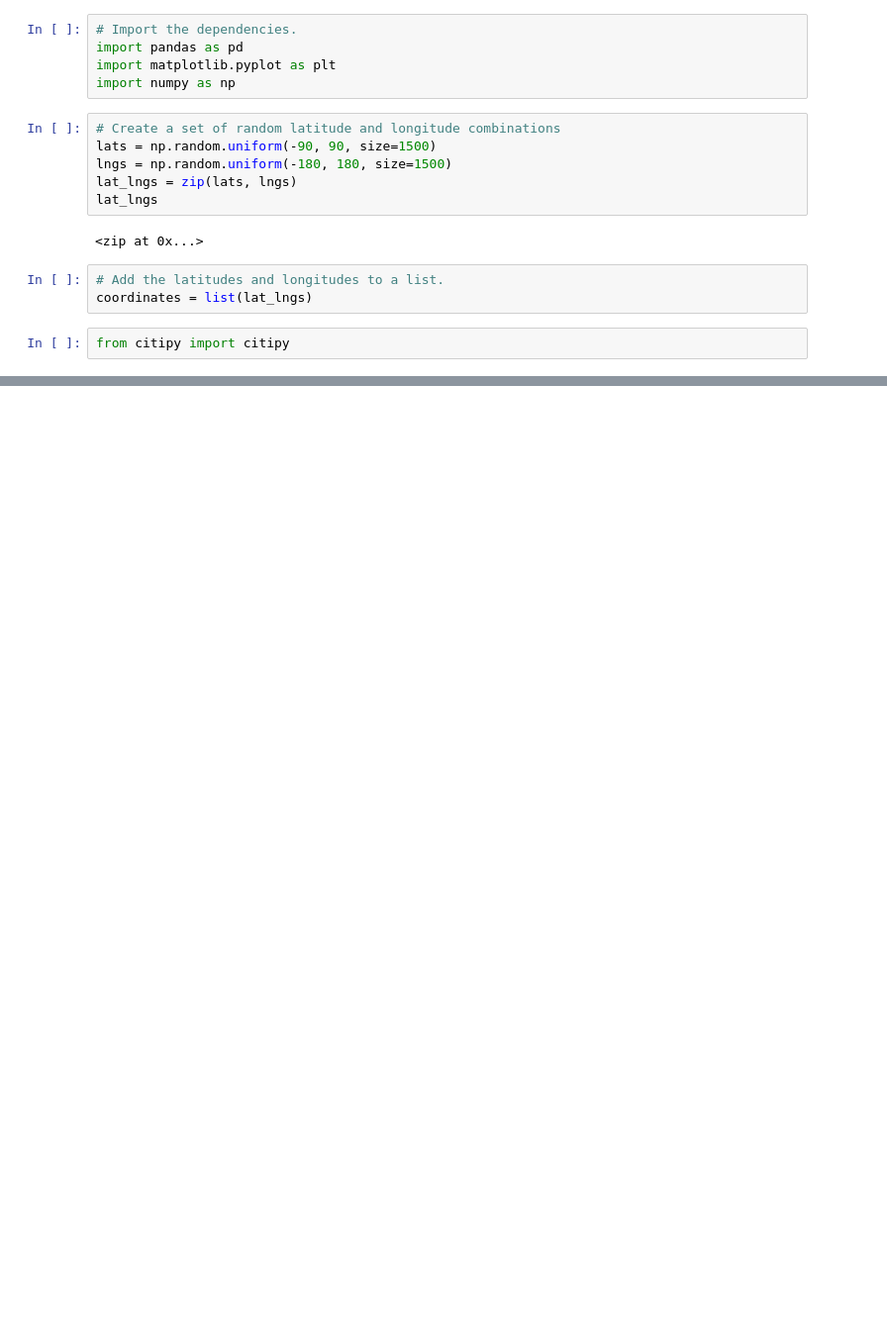
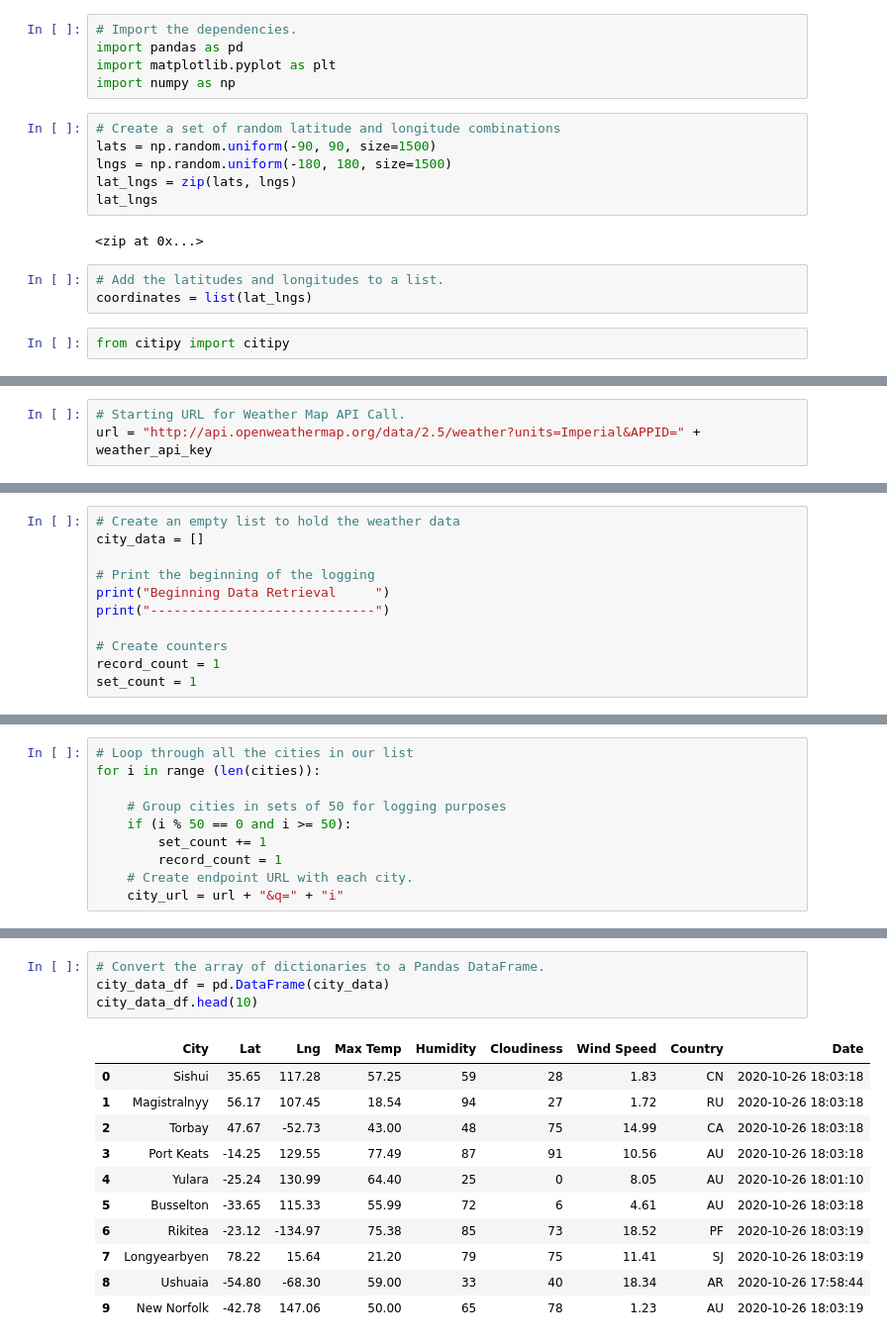
Before and after one commit to jaimechusid/world-weather-analysis, a Jupyter notebook: WeatherPy.ipynb, the cells around one changed output, grey strips where cells are left out. Shown at 99% size. Saved outputs shown, nothing was run; the diff lists cells and outputs as text; blank space fills up the shorter version.

```diff
--- a/WeatherPy.ipynb
+++ b/WeatherPy.ipynb
@@ -28,0 +35,3 @@ len(cities)
+# %%
+# Starting URL for Weather Map API Call.
+url = "http://api.openweathermap.org/data/2.5/weather?units=Imperial&APPID=" + weather_api_key
@@ -28,0 +41,11 @@ len(cities)
+# %%
+# Create an empty list to hold the weather data
+city_data = []
+
+# Print the beginning of the logging
+print("Beginning Data Retrieval     ")
+print("-----------------------------")
+
+# Create counters
+record_count = 1
+set_count = 1
@@ -28,0 +55,10 @@ len(cities)
+# %%
+# Loop through all the cities in our list
+for i in range (len(cities)):
+
+    # Group cities in sets of 50 for logging purposes
+    if (i % 50 == 0 and i >= 50):
+        set_count += 1
+        record_count = 1
+    # Create endpoint URL with each city.
+    city_url = url + "&q=" + "i"
@@ -28,0 +133,16 @@ len(cities)
+# %%
+# Convert the array of dictionaries to a Pandas DataFrame.
+city_data_df = pd.DataFrame(city_data)
+city_data_df.head(10)
+# %% [output]
+|  | City | Lat | Lng | Max Temp | Humidity | Cloudiness | Wind Speed | Country | Date |
+| 0 | Sishui | 35.65 | 117.28 | 57.25 | 59 | 28 | 1.83 | CN | 2020-10-26 18:03:18 |
+| 1 | Magistralnyy | 56.17 | 107.45 | 18.54 | 94 | 27 | 1.72 | RU | 2020-10-26 18:03:18 |
+| 2 | Torbay | 47.67 | -52.73 | 43.00 | 48 | 75 | 14.99 | CA | 2020-10-26 18:03:18 |
+| 3 | Port Keats | -14.25 | 129.55 | 77.49 | 87 | 91 | 10.56 | AU | 2020-10-26 18:03:18 |
+| 4 | Yulara | -25.24 | 130.99 | 64.40 | 25 | 0 | 8.05 | AU | 2020-10-26 18:01:10 |
+| 5 | Busselton | -33.65 | 115.33 | 55.99 | 72 | 6 | 4.61 | AU | 2020-10-26 18:03:18 |
+| 6 | Rikitea | -23.12 | -134.97 | 75.38 | 85 | 73 | 18.52 | PF | 2020-10-26 18:03:19 |
+| 7 | Longyearbyen | 78.22 | 15.64 | 21.20 | 79 | 75 | 11.41 | SJ | 2020-10-26 18:03:19 |
+| 8 | Ushuaia | -54.80 | -68.30 | 59.00 | 33 | 40 | 18.34 | AR | 2020-10-26 17:58:44 |
+| 9 | New Norfolk | -42.78 | 147.06 | 50.00 | 65 | 78 | 1.23 | AU | 2020-10-26 18:03:19 |
```
Also changed, not shown: parts of 7 cells of this notebook, 4 other files.
